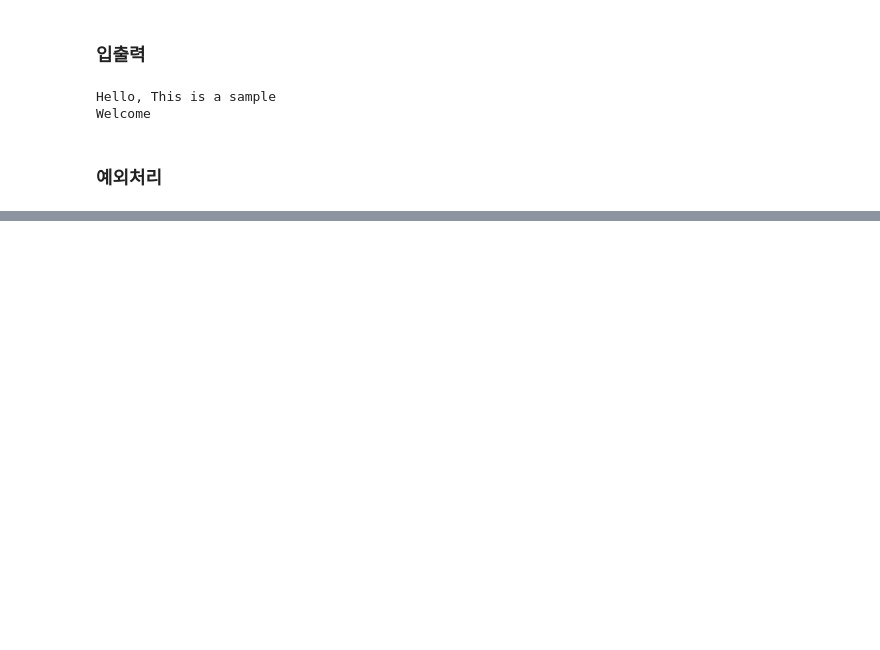
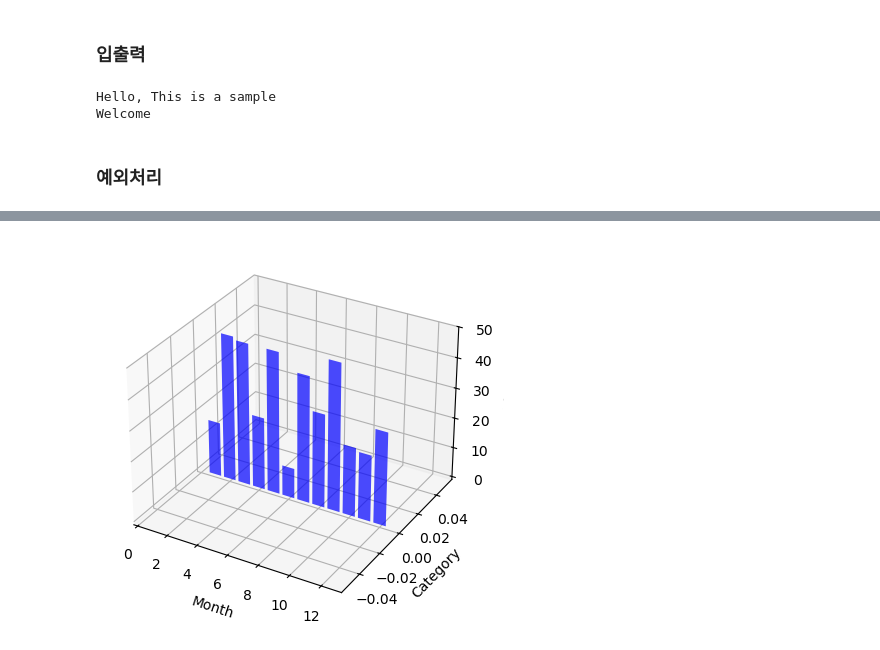
Before and after one commit to yoondol/CodeFolder, a Jupyter notebook: Practice_Study/Python_Coding/ViPro_Practice.ipynb, the cells around one changed output, grey strips where cells are left out. Drawn from its saved outputs; the diff is of its cells as text; code cells hidden in the pictures; blank space fills up the shorter version.

```diff
--- a/Practice_Study/Python_Coding/ViPro_Practice.ipynb
+++ b/Practice_Study/Python_Coding/ViPro_Practice.ipynb
@@ -32,0 +233,20 @@ while True:
+# %%
+# 3D 막대 그래프
+from mpl_toolkits.mplot3d import Axes3D
+import matplotlib.pyplot as plt
+import numpy as np
+
+fig = plt.figure()
+ax = fig.add_subplot(111, projection='3d')
+
+x = np.arange(1, 13)
+y = np.random.randint(10, 50, size=12)
+z = np.zeros(12)
+
+ax.bar(x, y, z, zdir='y', color='b', alpha=0.7)
+ax.set_xlabel("Month")
+ax.set_ylabel("Category")
+ax.set_zlabel("Value")
+plt.show()
+# %% [output]
+[figure, added]
```
Also changed, not shown: parts of 24 cells of this notebook, 4 other files.
